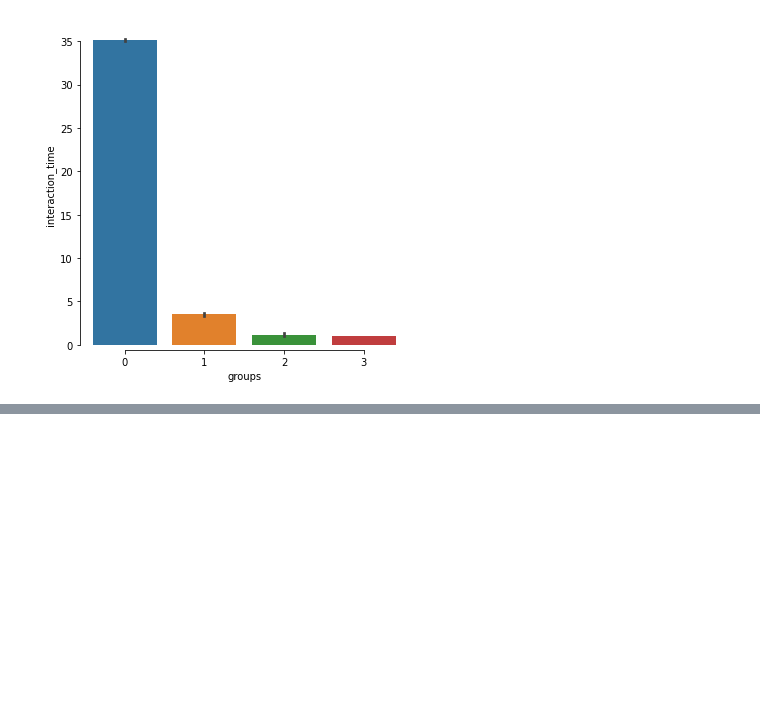
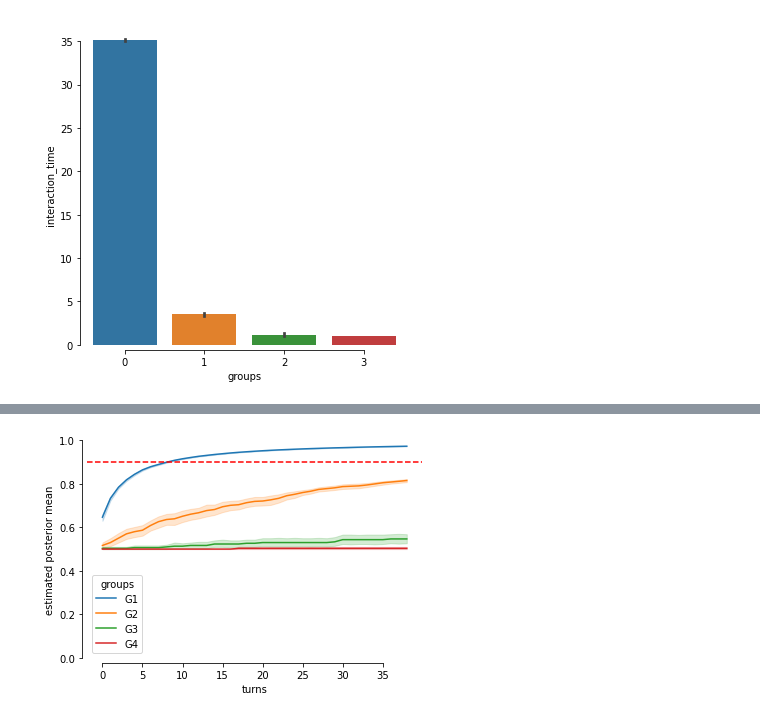
Before and after one commit to baixuechunzi/StereotypeBandit, a Jupyter notebook: simulationDP.ipynb, the cells around one changed output, grey strips where cells are left out. Saved outputs shown, nothing was run; the diff lists cells and outputs as text; code cells hidden in the pictures; blank space fills up the shorter version.

```diff
--- a/simulationDP.ipynb
+++ b/simulationDP.ipynb
@@ -198,0 +187,47 @@ print(raw_policies_df[0])
+# %%
+# calculate posterior mean.
+posterior_mean = []
+
+for sim in range(sim_total):
+
+    reward_each_round = rewards_df[sim][1:]
+    machine_played_each_round = raw_policies_df[sim]
+
+    d={i:[] for i in range(number_of_slot_machines)}
+    number_of_positive_rewards={i:1 for i in range(number_of_slot_machines)}
+    number_of_negative_rewards={i:1 for i in range(number_of_slot_machines)}
+    for turn_index in range(len(machine_played_each_round)):
+        for slot_machine_index in range(number_of_slot_machines):
+            if slot_machine_index == machine_played_each_round[turn_index]:
+                if reward_each_round[turn_index][slot_machine_index]==1:
+                    number_of_positive_rewards[slot_machine_index]+=1
+                else:
+                    number_of_negative_rewards[slot_machine_index]+=1
+
+            a = number_of_positive_rewards[slot_machine_index]
+            b = number_of_negative_rewards[slot_machine_index]
+            d[slot_machine_index].append(a/(a+b))
+
+    dd = np.array([d[0],d[1],d[2],d[3]])
+    flatten_dd = dd.flatten('F')
+
+    posterior_mean.extend(flatten_dd)
+
+    sim += 1
+
+
+# visualize posterior mean.
+turn = []
+for i in range(number_of_turns-1):
+    turn += [i] * number_of_slot_machines
+turns = turn * sim_total
+arms = ['G1', 'G2', 'G3', 'G4'] * (number_of_turns-1) * sim_total
+df = pd.DataFrame(list(zip(turns, arms, posterior_mean)), columns=['turns','groups','posterior_mean'])
+ax = sns.lineplot(x="turns", y="posterior_mean", hue="groups", data=df)
+ax.set(xlabel='turns', ylabel='estimated posterior mean')
+ax.set(ylim=(0, 1))
+ax.axhline(.90, ls='--',color='r')
+sns.despine(offset=5, trim=True)
+plt.show()
+# %% [output]
+[figure, added]
```
Also changed, not shown: parts of 3 cells of this notebook, 1 other file.
